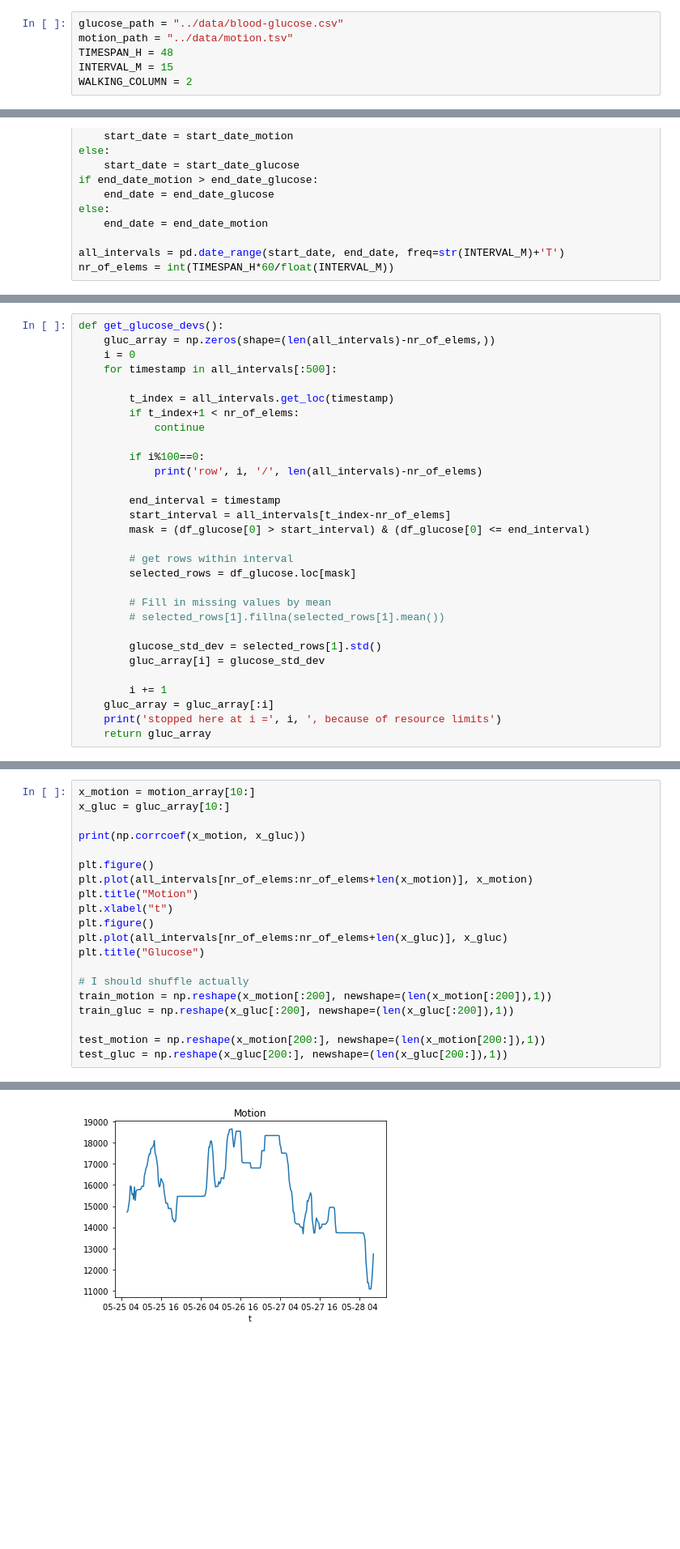
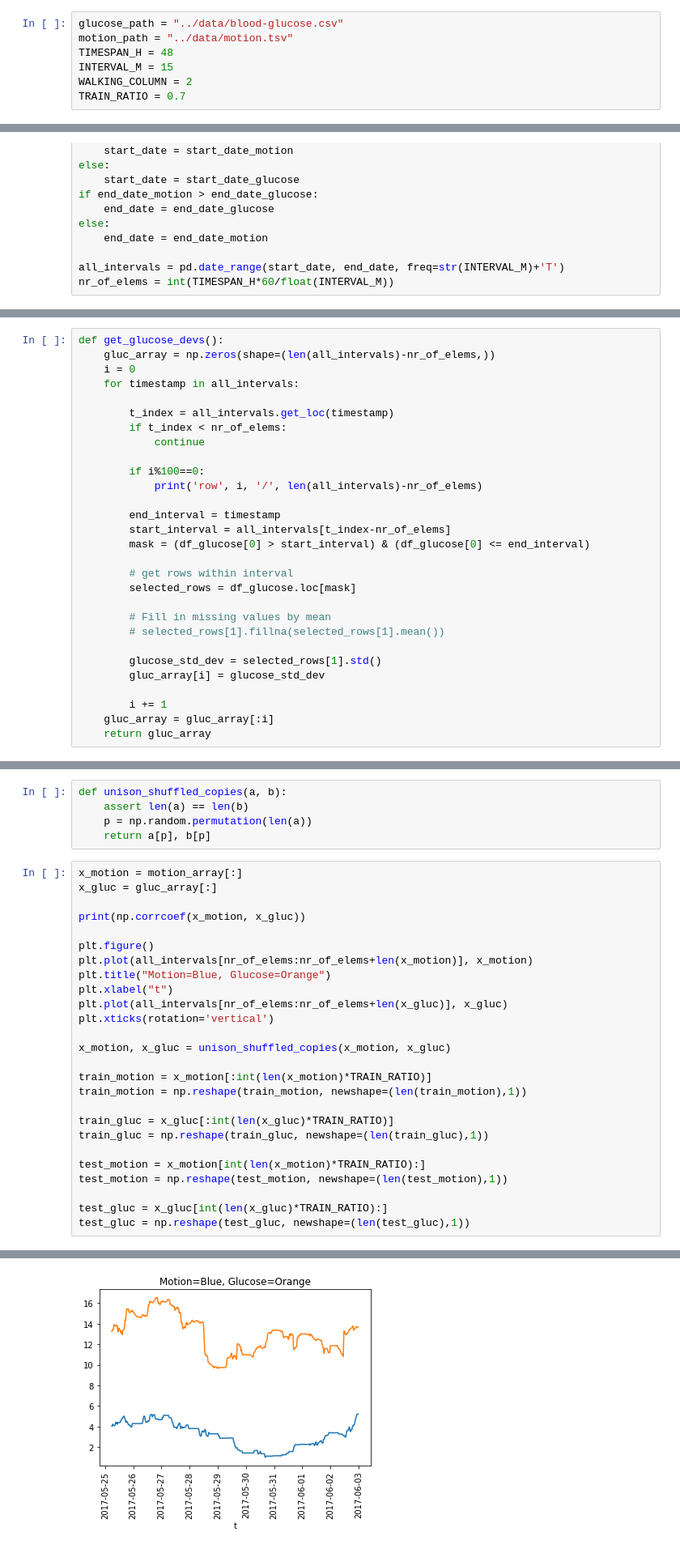
Before and after one commit to didirus/AI_Challenge, a Jupyter notebook: Diede_Corr_Analysis.ipynb, the cells around one changed output, grey strips where cells are left out. Shown at 81% size. Saved outputs shown, nothing was run; the diff lists cells and outputs as text; blank space fills up the shorter version.

```diff
--- a/Diede_Corr_Analysis.ipynb
+++ b/Diede_Corr_Analysis.ipynb
@@ -12,6 +13,7 @@ motion_path = "../data/motion.tsv"
 TIMESPAN_H = 48
 INTERVAL_M = 15
 WALKING_COLUMN = 2
+TRAIN_RATIO = 0.7
 # %%
 df_glucose = pd.read_csv(glucose_path, header=None)
 df_motion = pd.read_csv(motion_path, sep='\t', header=None)
@@ -93,10 +89,10 @@ def get_motion_hist():
 def get_glucose_devs():
     gluc_array = np.zeros(shape=(len(all_intervals)-nr_of_elems,))
     i = 0
-    for timestamp in all_intervals[:500]:
+    for timestamp in all_intervals:
 
         t_index = all_intervals.get_loc(timestamp)
-        if t_index+1 < nr_of_elems:
+        if t_index < nr_of_elems:
             continue
 
         if i%100==0:
@@ -117,7 +113,6 @@ def get_glucose_devs():
 
         i += 1
     gluc_array = gluc_array[:i]
-    print('stopped here at i =', i, ', because of resource limits')
     return gluc_array
 # %%
 gluc_array = get_glucose_devs()
@@ -138,21 +149,32 @@ stopped here at i = 309 , because of resource limits
+# %%
+def unison_shuffled_copies(a, b):
+    assert len(a) == len(b)
+    p = np.random.permutation(len(a))
+    return a[p], b[p]
 # %%
-x_motion = motion_array[10:]
-x_gluc = gluc_array[10:]
+x_motion = motion_array[:]
+x_gluc = gluc_array[:]
 
 print(np.corrcoef(x_motion, x_gluc))
 
 plt.figure()
 plt.plot(all_intervals[nr_of_elems:nr_of_elems+len(x_motion)], x_motion)
-plt.title("Motion")
+plt.title("Motion=Blue, Glucose=Orange")
 plt.xlabel("t")
-plt.figure()
 plt.plot(all_intervals[nr_of_elems:nr_of_elems+len(x_gluc)], x_gluc)
-plt.title("Glucose")
+plt.xticks(rotation='vertical')
 
-# I should shuffle actually
-train_motion = np.reshape(x_motion[:200], newshape=(len(x_motion[:200]),1))
-train_gluc = np.reshape(x_gluc[:200], newshape=(len(x_gluc[:200]),1))
+x_motion, x_gluc = unison_shuffled_copies(x_motion, x_gluc)
 
-test_motion = np.reshape(x_motion[200:], newshape=(len(x_motion[200:]),1))
-test_gluc = np.reshape(x_gluc[200:], newshape=(len(x_gluc[200:]),1))
+train_motion = x_motion[:int(len(x_motion)*TRAIN_RATIO)]
+train_motion = np.reshape(train_motion, newshape=(len(train_motion),1))
+
+train_gluc = x_gluc[:int(len(x_gluc)*TRAIN_RATIO)]
+train_gluc = np.reshape(train_gluc, newshape=(len(train_gluc),1))
+
+test_motion = x_motion[int(len(x_motion)*TRAIN_RATIO):]
+test_motion = np.reshape(test_motion, newshape=(len(test_motion),1))
+
+test_gluc = x_gluc[int(len(x_gluc)*TRAIN_RATIO):]
+test_gluc = np.reshape(test_gluc, newshape=(len(test_gluc),1))
 # %% [output]
@@ -161 +183 @@ test_gluc = np.reshape(x_gluc[200:], newshape=(len(x_gluc[200:]),1))
-[figure, old version]
+[figure, new version]
```
Also changed, not shown: parts of 10 cells of this notebook.
